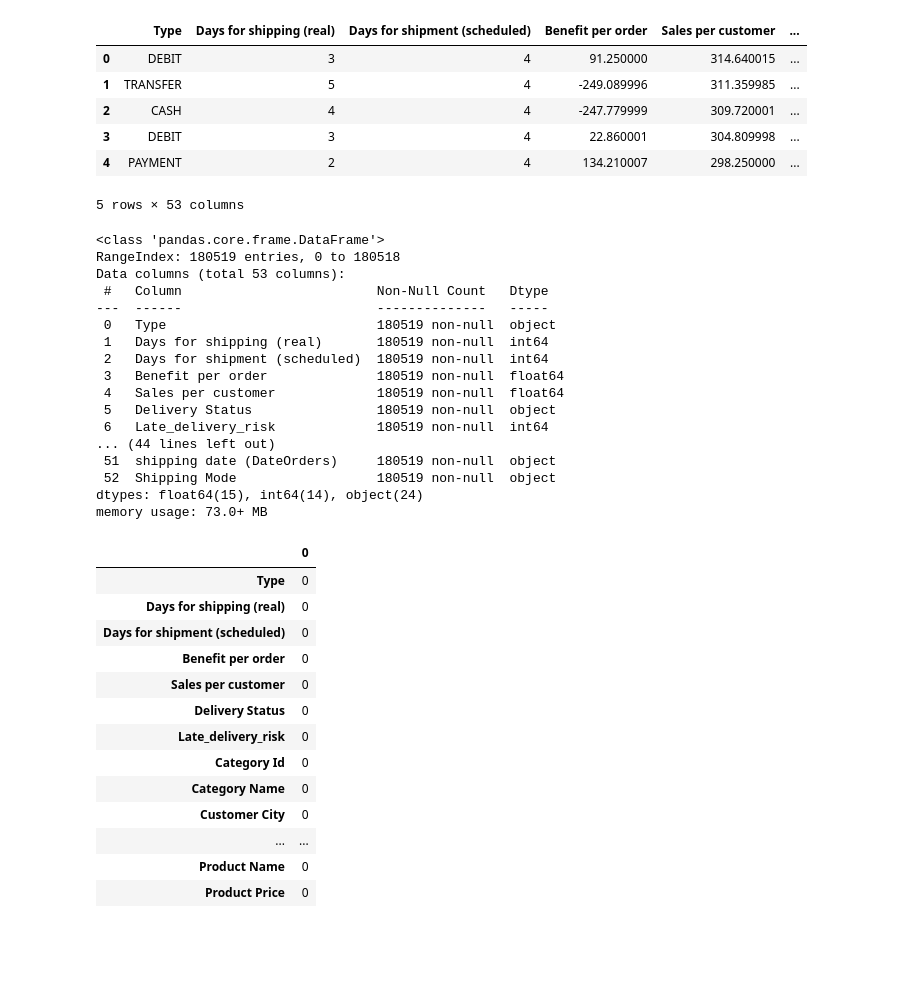
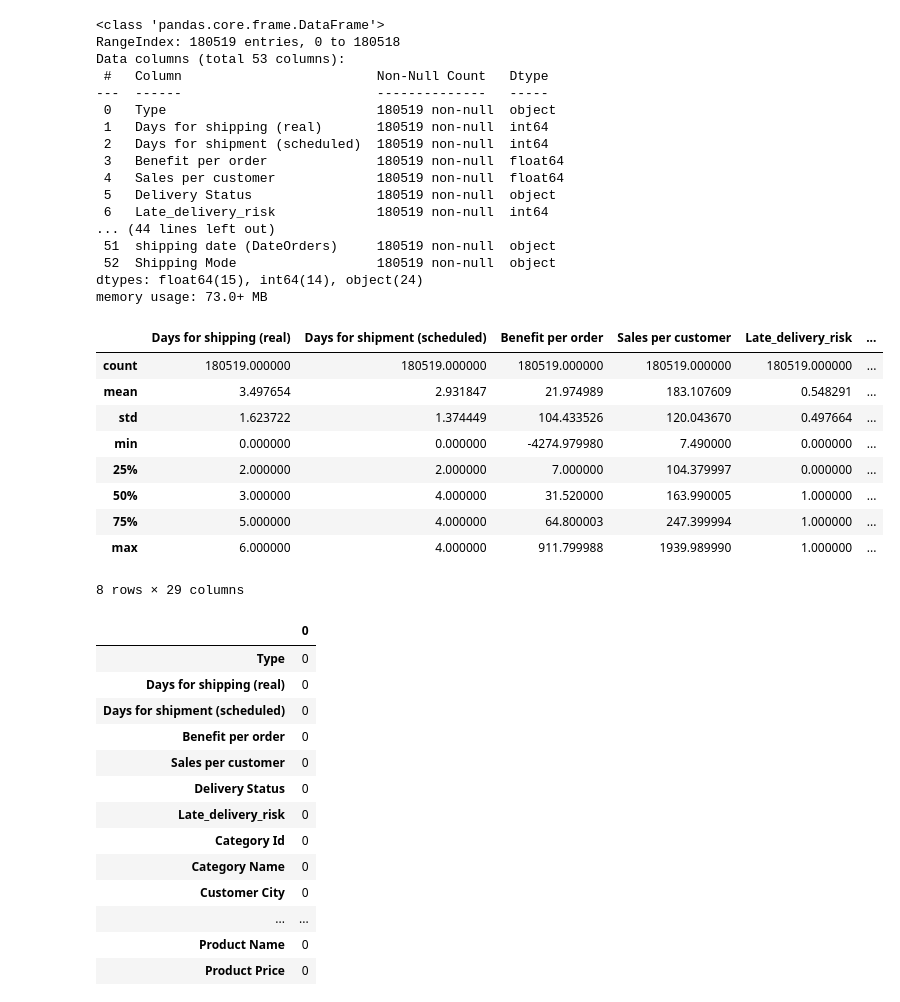
Before and after one commit to nankengbertin/MIA5130-Ssyt-Opt-Mngt, a Jupyter notebook: Milestone1.ipynb, the cells around one changed output. Drawn from its saved outputs; the diff is of its cells as text; code cells hidden in the pictures; blank space fills up the shorter version.

```diff
--- a/Milestone1.ipynb
+++ b/Milestone1.ipynb
@@ -10,33 +10,38 @@ import seaborn as sns
 # %%
 # Load Data
 df = pd.read_csv('JuiceJet.csv', encoding='latin-1')
-display(df.head())
 df.info()
 # %% [output]
-|  | Type | Days for shipping (real) | Days for shipment (scheduled) | Benefit per order | Sales per customer | ... |
-| 0 | DEBIT | 3 | 4 | 91.250000 | 314.640015 | ... |
-| 1 | TRANSFER | 5 | 4 | -249.089996 | 311.359985 | ... |
-| 2 | CASH | 4 | 4 | -247.779999 | 309.720001 | ... |
-| 3 | DEBIT | 3 | 4 | 22.860001 | 304.809998 | ... |
-| 4 | PAYMENT | 2 | 4 | 134.210007 | 298.250000 | ... |
-5 rows × 53 columns
+<class 'pandas.core.frame.DataFrame'>
+RangeIndex: 180519 entries, 0 to 180518
+Data columns (total 53 columns):
+ #   Column                         Non-Null Count   Dtype
+---  ------                         --------------   -----
+ 0   Type                           180519 non-null  object
+ 1   Days for shipping (real)       180519 non-null  int64
+ 2   Days for shipment (scheduled)  180519 non-null  int64
+ 3   Benefit per order              180519 non-null  float64
+ 4   Sales per customer             180519 non-null  float64
+ 5   Delivery Status                180519 non-null  object
+ 6   Late_delivery_risk             180519 non-null  int64
+... (44 lines left out)
+ 51  shipping date (DateOrders)     180519 non-null  object
+ 52  Shipping Mode                  180519 non-null  object
+dtypes: float64(15), int64(14), object(24)
+memory usage: 73.0+ MB
-<class 'pandas.core.frame.DataFrame'>
-RangeIndex: 180519 entries, 0 to 180518
-Data columns (total 53 columns):
- #   Column                         Non-Null Count   Dtype
----  ------                         --------------   -----
- 0   Type                           180519 non-null  object
- 1   Days for shipping (real)       180519 non-null  int64
- 2   Days for shipment (scheduled)  180519 non-null  int64
- 3   Benefit per order              180519 non-null  float64
- 4   Sales per customer             180519 non-null  float64
- 5   Delivery Status                180519 non-null  object
- 6   Late_delivery_risk             180519 non-null  int64
-... (44 lines left out)
- 51  shipping date (DateOrders)     180519 non-null  object
- 52  Shipping Mode                  180519 non-null  object
-dtypes: float64(15), int64(14), object(24)
-memory usage: 73.0+ MB
+# %%
+df.describe()
+# %% [output]
+|  | Days for shipping (real) | Days for shipment (scheduled) | Benefit per order | Sales per customer | Late_delivery_risk | ... |
+| count | 180519.000000 | 180519.000000 | 180519.000000 | 180519.000000 | 180519.000000 | ... |
+| mean | 3.497654 | 2.931847 | 21.974989 | 183.107609 | 0.548291 | ... |
+| std | 1.623722 | 1.374449 | 104.433526 | 120.043670 | 0.497664 | ... |
+| min | 0.000000 | 0.000000 | -4274.979980 | 7.490000 | 0.000000 | ... |
+| 25% | 2.000000 | 2.000000 | 7.000000 | 104.379997 | 0.000000 | ... |
+| 50% | 3.000000 | 4.000000 | 31.520000 | 163.990005 | 1.000000 | ... |
+| 75% | 5.000000 | 4.000000 | 64.800003 | 247.399994 | 1.000000 | ... |
+| max | 6.000000 | 4.000000 | 911.799988 | 1939.989990 | 1.000000 | ... |
+8 rows × 29 columns
 # %%
 # Check for missing values
 df.isnull().sum()
```
Also changed, not shown: parts of 1 cell of this notebook.
